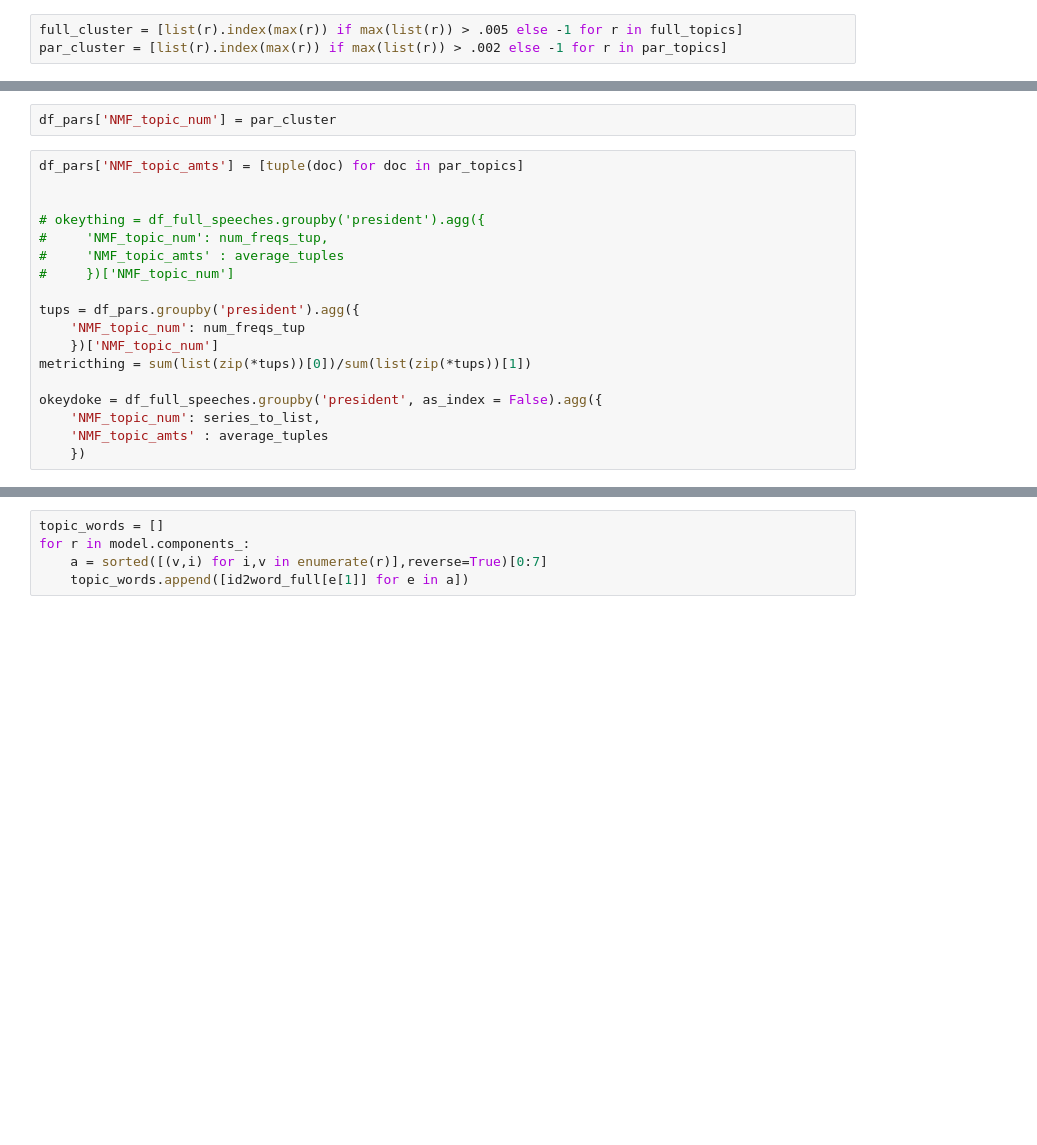
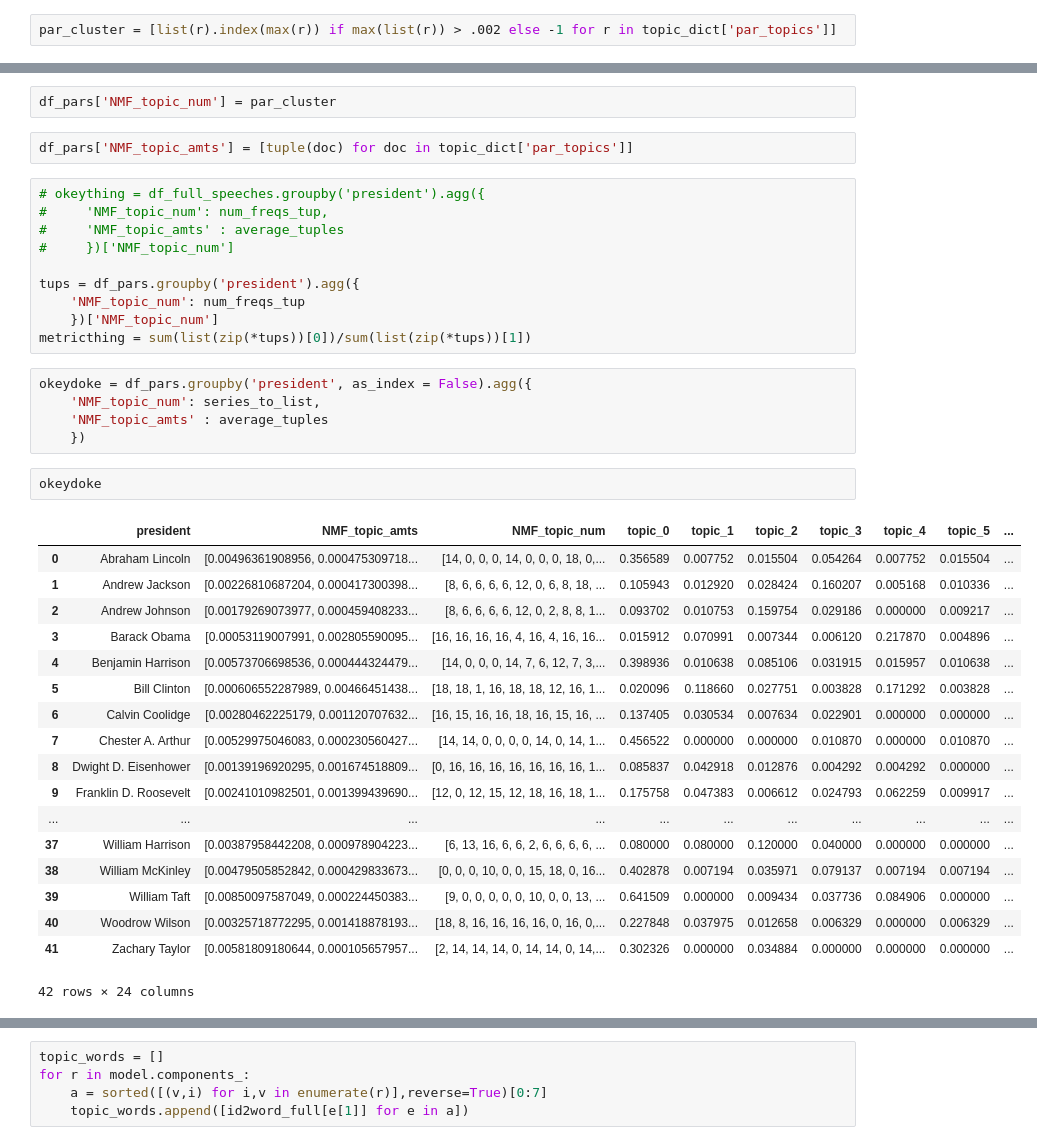
Before and after one commit to needurlrak/Presidential-Speeches-Throughout-History, a Jupyter notebook: gridsearchNMF.ipynb, the cells around one changed output, grey strips where cells are left out. Cells and saved outputs as stored; diff of their text form; blank space fills up the shorter version.

```diff
--- a/gridsearchNMF.ipynb
+++ b/gridsearchNMF.ipynb
@@ -236,4 +304,3 @@ par_topics = model.transform(counts_par)
 # %%
-full_cluster = [list(r).index(max(r)) if max(list(r)) > .005 else -1 for r in full_topics]
-par_cluster = [list(r).index(max(r)) if max(list(r)) > .002 else -1 for r in par_topics]
+par_cluster = [list(r).index(max(r)) if max(list(r)) > .002 else -1 for r in topic_dict['par_topics']]
 # %%
@@ -249,10 +316,9 @@ df_full_speeches['NMF_topic_num'] = full_cluster
 df_full_speeches['NMF_topic_amts'] = [tuple(doc) for doc in full_topics]
 # %%
 df_pars['NMF_topic_num'] = par_cluster
+# %%
+df_pars['NMF_topic_amts'] = [tuple(doc) for doc in topic_dict['par_topics']]
 # %%
-df_pars['NMF_topic_amts'] = [tuple(doc) for doc in par_topics]
-
-
 # okeything = df_full_speeches.groupby('president').agg({
 #     'NMF_topic_num': num_freqs_tup,
 #     'NMF_topic_amts' : average_tuples
@@ -262,8 +328,29 @@ tups = df_pars.groupby('president').agg({
     'NMF_topic_num': num_freqs_tup
     })['NMF_topic_num']
 metricthing = sum(list(zip(*tups))[0])/sum(list(zip(*tups))[1])
-
-okeydoke = df_full_speeches.groupby('president', as_index = False).agg({
-    'NMF_topic_num': series_to_list,
-    'NMF_topic_amts' : average_tuples
-    })
+# %%
+okeydoke = df_pars.groupby('president', as_index = False).agg({
+    'NMF_topic_num': series_to_list,
+    'NMF_topic_amts' : average_tuples
+    })
+# %%
+okeydoke
+# %% [output]
+|  | president | NMF_topic_amts | NMF_topic_num | topic_0 | topic_1 | topic_2 | topic_3 | topic_4 | topic_5 | ... |
+| 0 | Abraham Lincoln | [0.00496361908956, 0.000475309718... | [14, 0, 0, 0, 14, 0, 0, 0, 18, 0,... | 0.356589 | 0.007752 | 0.015504 | 0.054264 | 0.007752 | 0.015504 | ... |
+| 1 | Andrew Jackson | [0.00226810687204, 0.000417300398... | [8, 6, 6, 6, 6, 12, 0, 6, 8, 18, ... | 0.105943 | 0.012920 | 0.028424 | 0.160207 | 0.005168 | 0.010336 | ... |
+| 2 | Andrew Johnson | [0.00179269073977, 0.000459408233... | [8, 6, 6, 6, 6, 12, 0, 2, 8, 8, 1... | 0.093702 | 0.010753 | 0.159754 | 0.029186 | 0.000000 | 0.009217 | ... |
+| 3 | Barack Obama | [0.00053119007991, 0.002805590095... | [16, 16, 16, 16, 4, 16, 4, 16, 16... | 0.015912 | 0.070991 | 0.007344 | 0.006120 | 0.217870 | 0.004896 | ... |
+| 4 | Benjamin Harrison | [0.00573706698536, 0.000444324479... | [14, 0, 0, 0, 14, 7, 6, 12, 7, 3,... | 0.398936 | 0.010638 | 0.085106 | 0.031915 | 0.015957 | 0.010638 | ... |
+| 5 | Bill Clinton | [0.000606552287989, 0.00466451438... | [18, 18, 1, 16, 18, 18, 12, 16, 1... | 0.020096 | 0.118660 | 0.027751 | 0.003828 | 0.171292 | 0.003828 | ... |
+| 6 | Calvin Coolidge | [0.00280462225179, 0.001120707632... | [16, 15, 16, 16, 18, 16, 15, 16, ... | 0.137405 | 0.030534 | 0.007634 | 0.022901 | 0.000000 | 0.000000 | ... |
+| 7 | Chester A. Arthur | [0.00529975046083, 0.000230560427... | [14, 14, 0, 0, 0, 0, 14, 0, 14, 1... | 0.456522 | 0.000000 | 0.000000 | 0.010870 | 0.000000 | 0.010870 | ... |
+| 8 | Dwight D. Eisenhower | [0.00139196920295, 0.001674518809... | [0, 16, 16, 16, 16, 16, 16, 16, 1... | 0.085837 | 0.042918 | 0.012876 | 0.004292 | 0.004292 | 0.000000 | ... |
+| 9 | Franklin D. Roosevelt | [0.00241010982501, 0.001399439690... | [12, 0, 12, 15, 12, 18, 16, 18, 1... | 0.175758 | 0.047383 | 0.006612 | 0.024793 | 0.062259 | 0.009917 | ... |
+| ... | ... | ... | ... | ... | ... | ... | ... | ... | ... | ... |
+| 37 | William Harrison | [0.00387958442208, 0.000978904223... | [6, 13, 16, 6, 6, 2, 6, 6, 6, 6, ... | 0.080000 | 0.080000 | 0.120000 | 0.040000 | 0.000000 | 0.000000 | ... |
+| 38 | William McKinley | [0.00479505852842, 0.000429833673... | [0, 0, 0, 10, 0, 0, 15, 18, 0, 16... | 0.402878 | 0.007194 | 0.035971 | 0.079137 | 0.007194 | 0.007194 | ... |
+| 39 | William Taft | [0.00850097587049, 0.000224450383... | [9, 0, 0, 0, 0, 0, 10, 0, 0, 13, ... | 0.641509 | 0.000000 | 0.009434 | 0.037736 | 0.084906 | 0.000000 | ... |
+| 40 | Woodrow Wilson | [0.00325718772295, 0.001418878193... | [18, 8, 16, 16, 16, 16, 0, 16, 0,... | 0.227848 | 0.037975 | 0.012658 | 0.006329 | 0.000000 | 0.006329 | ... |
+| 41 | Zachary Taylor | [0.00581809180644, 0.000105657957... | [2, 14, 14, 14, 0, 14, 14, 0, 14,... | 0.302326 | 0.000000 | 0.034884 | 0.000000 | 0.000000 | 0.000000 | ... |
+42 rows × 24 columns
```
Also changed, not shown: parts of 26 cells of this notebook.
